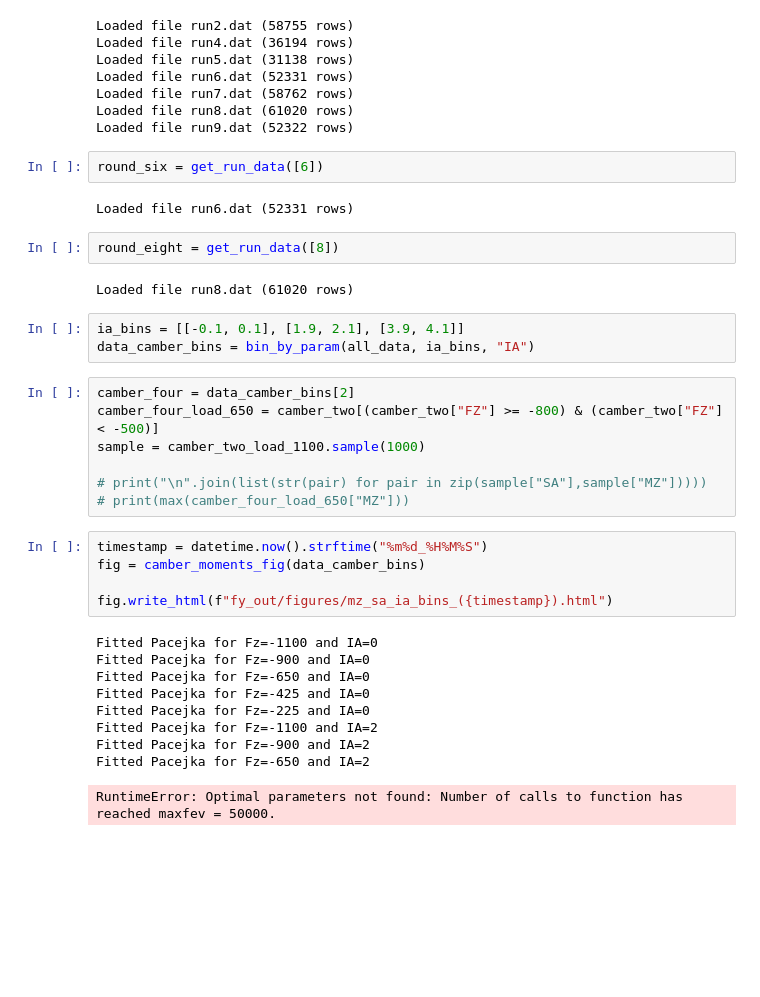
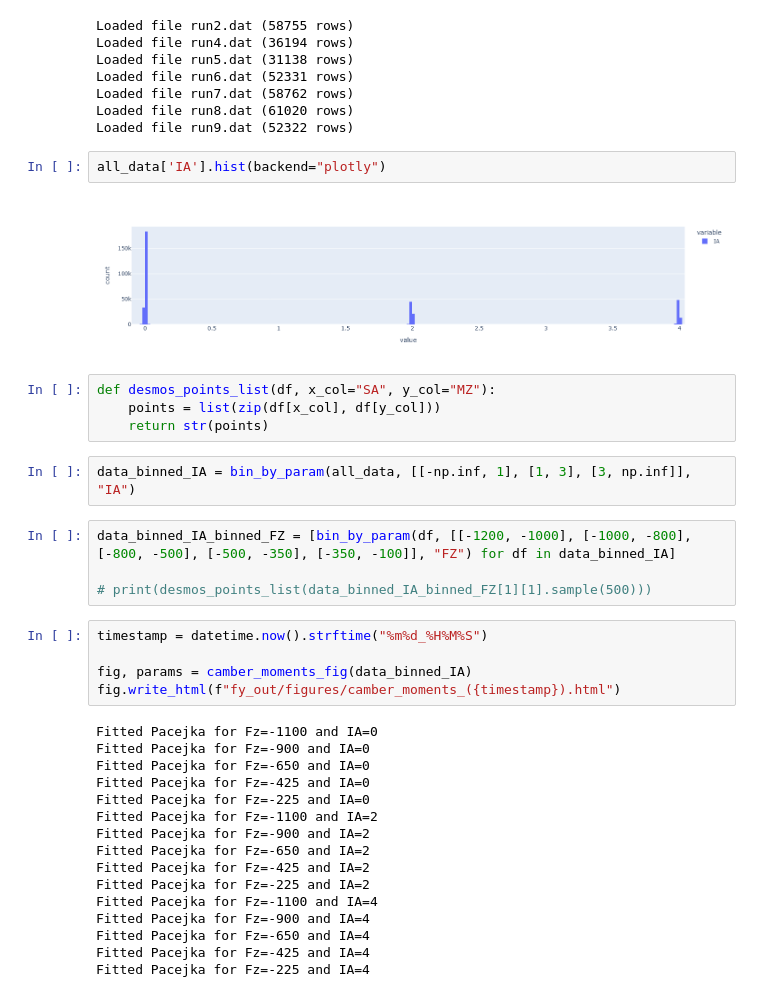
Before and after one commit to Formula-Electric-Berkeley/FEBSim, a Jupyter notebook: tire-sim/InteractiveMomentSurface.ipynb, the cells around one changed output. Cells and saved outputs as stored; diff of their text form; blank space fills up the shorter version.

```diff
--- a/tire-sim/InteractiveMomentSurface.ipynb
+++ b/tire-sim/InteractiveMomentSurface.ipynb
@@ -121,29 +144,25 @@ Loaded file run6.dat (52331 rows)
 Loaded file run7.dat (58762 rows)
 Loaded file run8.dat (61020 rows)
 Loaded file run9.dat (52322 rows)
-# %%
-round_six = get_run_data([6])
-# %% [output]
-Loaded file run6.dat (52331 rows)
-# %%
-round_eight = get_run_data([8])
-# %% [output]
-Loaded file run8.dat (61020 rows)
-# %%
-ia_bins = [[-0.1, 0.1], [1.9, 2.1], [3.9, 4.1]]
-data_camber_bins = bin_by_param(all_data, ia_bins, "IA")
-# %%
-camber_four = data_camber_bins[2]
-camber_four_load_650 = camber_two[(camber_two["FZ"] >= -800) & (camber_two["FZ"] < -500)]
-sample = camber_two_load_1100.sample(1000)
-
-# print("\n".join(list(str(pair) for pair in zip(sample["SA"],sample["MZ"]))))
-# print(max(camber_four_load_650["MZ"]))
+# %%
+all_data['IA'].hist(backend="plotly")
+# %% [output]
+[figure, added]
+# %%
+def desmos_points_list(df, x_col="SA", y_col="MZ"):
+    points = list(zip(df[x_col], df[y_col]))
+    return str(points)
+# %%
+data_binned_IA = bin_by_param(all_data, [[-np.inf, 1], [1, 3], [3, np.inf]], "IA")
+# %%
+data_binned_IA_binned_FZ = [bin_by_param(df, [[-1200, -1000], [-1000, -800], [-800, -500], [-500, -350], [-350, -100]], "FZ") for df in data_binned_IA]
+
+# print(desmos_points_list(data_binned_IA_binned_FZ[1][1].sample(500)))
 # %%
 timestamp = datetime.now().strftime("%m%d_%H%M%S")
-fig = camber_moments_fig(data_camber_bins)
 
-fig.write_html(f"fy_out/figures/mz_sa_ia_bins_({timestamp}).html")
+fig, params = camber_moments_fig(data_binned_IA)
+fig.write_html(f"fy_out/figures/camber_moments_({timestamp}).html")
 # %% [output]
 Fitted Pacejka for Fz=-1100 and IA=0
 Fitted Pacejka for Fz=-900 and IA=0
@@ -153,4 +172,10 @@ Fitted Pacejka for Fz=-225 and IA=0
 Fitted Pacejka for Fz=-1100 and IA=2
 Fitted Pacejka for Fz=-900 and IA=2
 Fitted Pacejka for Fz=-650 and IA=2
+Fitted Pacejka for Fz=-425 and IA=2
+Fitted Pacejka for Fz=-225 and IA=2
+Fitted Pacejka for Fz=-1100 and IA=4
+Fitted Pacejka for Fz=-900 and IA=4
+Fitted Pacejka for Fz=-650 and IA=4
+Fitted Pacejka for Fz=-425 and IA=4
+Fitted Pacejka for Fz=-225 and IA=4
-RuntimeError: Optimal parameters not found: Number of calls to function has reached maxfev = 50000.
```
Also changed, not shown: parts of 18 cells of this notebook, 8 other files.
